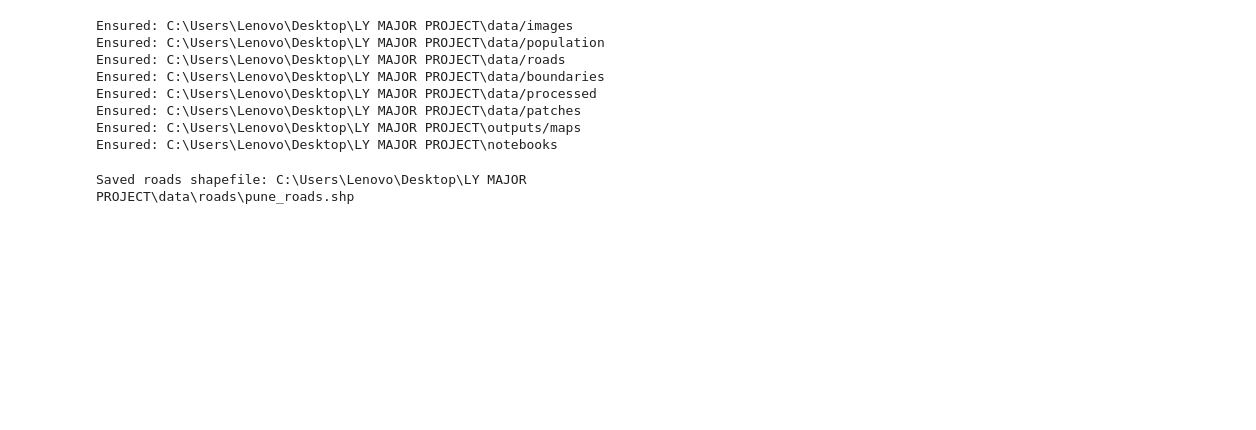
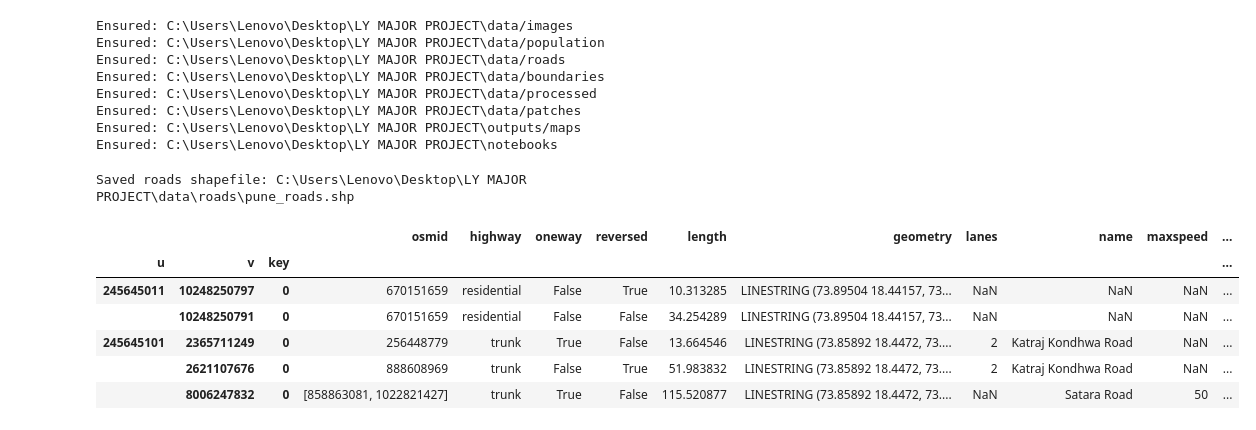
Before and after one commit to shreyas-urankar/LY-MAJOR-PROJECT, a Jupyter notebook: notebooks/03_roads_boundaries.ipynb, the cells around one changed output. Drawn from its saved outputs; the diff is of its cells as text; code cells hidden in the pictures; blank space fills up the shorter version.

```diff
--- a/notebooks/03_roads_boundaries.ipynb
+++ b/notebooks/03_roads_boundaries.ipynb
@@ -46,3 +47,13 @@ gdf_edges.to_file(roads_shp)
 print("Saved roads shapefile:", roads_shp)
 # %% [output]
 Saved roads shapefile: C:\Users\Lenovo\Desktop\LY MAJOR PROJECT\data\roads\pune_roads.shp
+# %%
+gdf_edges.head()
+# %% [output]
+|  |  |  | osmid | highway | oneway | reversed | length | geometry | lanes | name | maxspeed | ... |
+| u | v | key |  |  |  |  |  |  |  |  |  | ... |
+| 245645011 | 10248250797 | 0 | 670151659 | residential | False | True | 10.313285 | LINESTRING (73.89504 18.44157, 73... | NaN | NaN | NaN | ... |
+|  | 10248250791 | 0 | 670151659 | residential | False | False | 34.254289 | LINESTRING (73.89504 18.44157, 73... | NaN | NaN | NaN | ... |
+| 245645101 | 2365711249 | 0 | 256448779 | trunk | True | False | 13.664546 | LINESTRING (73.85892 18.4472, 73.... | 2 | Katraj Kondhwa Road | NaN | ... |
+|  | 2621107676 | 0 | 888608969 | trunk | False | True | 51.983832 | LINESTRING (73.85892 18.4472, 73.... | 2 | Katraj Kondhwa Road | NaN | ... |
+|  | 8006247832 | 0 | [858863081, 1022821427] | trunk | True | False | 115.520877 | LINESTRING (73.85892 18.4472, 73.... | NaN | Satara Road | 50 | ... |
```
Also changed, not shown: parts of 2 cells of this notebook, 1 other file.
